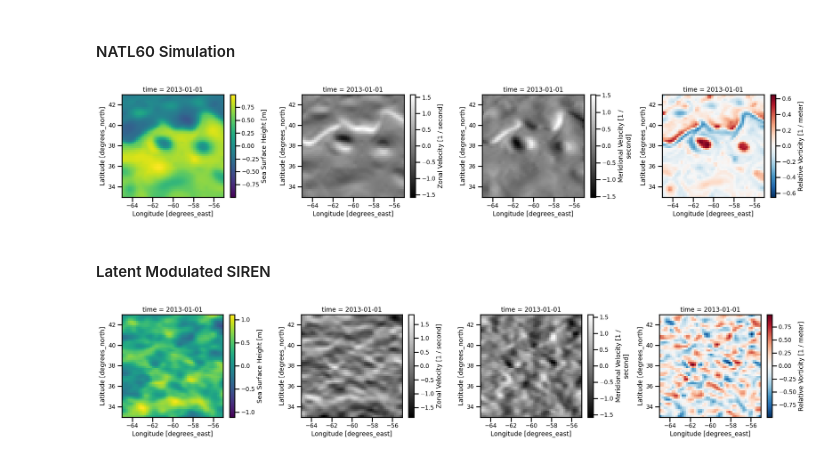
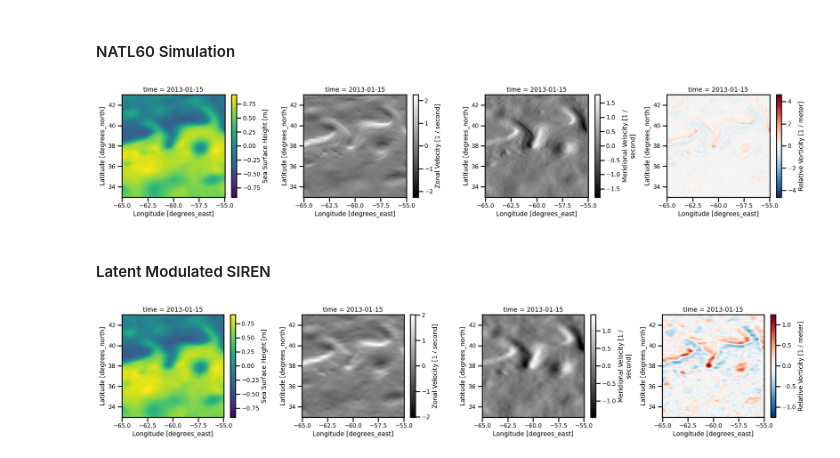
Before and after one commit to jejjohnson/jejeqx, a Jupyter notebook: notebooks/dev/nerfs/1.4_spatialtemporal.ipynb, the cells around one changed output. Saved outputs shown, nothing was run; the diff lists cells and outputs as text; code cells hidden in the pictures.

```diff
--- a/notebooks/dev/nerfs/1.4_spatialtemporal.ipynb
+++ b/notebooks/dev/nerfs/1.4_spatialtemporal.ipynb
@@ -639,3 +642,19 @@ if train_more:
 # %%
 trainer.save_model("checkpoint_model_stlmsiren_ssh.ckpt")
 # trainer.save_state("checkpoint_state.ckpt")
+# %%
+from dataclasses import dataclass, field
+from typing import List, Dict
+
+
+@dataclass
+class SSHDM:
+    _target_: str = "jejeqx._src.datamodules.natl60.SSHSTNATL60"
+    batch_size: int = 10_000
+    shuffle: bool = False
+    split_method: str = "random"
+    train_size: float = 0.50
+    spatial_coords: List = field(default_factory=lambda : ["x", "y", "z"])
+    temporal_coords: List = field(default_factory=lambda: ["time"])
+    variables: List = field(default_factory=lambda : ["ssh"])
+    # coarsen: Dict = field(default_factory=lambda : {"lon": 4, "lat": 4})
@@ -641,0 +669,22 @@ trainer.save_model("checkpoint_model_stlmsiren_ssh.ckpt")
+# %%
+# spatial transform
+transforms = Pipeline([
+    ("cartesian3d", Spherical2Cartesian(radius=1.0, units="degrees")),
+    ("spatialminmax", MinMaxDF(["x", "y", "z"], -1, 1)),
+    ("timedelta", TimeDelta("2012-10-01", 1, "s")),
+    ("timeminmax", MinMaxDF(["time"], -1, 1)),
+])
+# %%
+select = {"time": slice("2013-01-01", "2013-01-15")}
+
+config_dm = OmegaConf.structured(SSHDM())
+
+dm = hydra.utils.instantiate(config_dm, select=select, transforms=transforms)
+
+dm.setup()
+
+
+
+init = dm.ds_train[:32]
+x_init, t_init, y_init = init["spatial"], init["temporal"], init["data"]
+x_init.min(), x_init.max(), x_init.shape, t_init.min(), t_init.max(), t_init.shape
@@ -642,3 +693,5 @@ trainer.save_model("checkpoint_model_stlmsiren_ssh.ckpt")
+# %%
+xrda = dm.load_xrdata()
 # %%
 %%time
 
@@ -743,14 +798,14 @@ def plot_analysis(ds, time: int=0):
 # %%
 ds_ssh_analysis = get_analysis_xr(xrda.ssh)
 
-plot_analysis(ds_ssh_analysis, )
+plot_analysis(ds_ssh_analysis, time=-1)
 # %% [output]
-[figure, old version]
+[figure, new version]
 # %% [markdown]
 #### Latent Modulated SIREN
 # %%
 ds_lmodsiren_analysis = get_analysis_xr(xrda.ssh_lmsiren)
 
-plot_analysis(ds_lmodsiren_analysis, )
+plot_analysis(ds_lmodsiren_analysis, time=-1)
 # %% [output]
-[figure, old version]
+[figure, new version]
```
Also changed, not shown: parts of 5 cells of this notebook.
